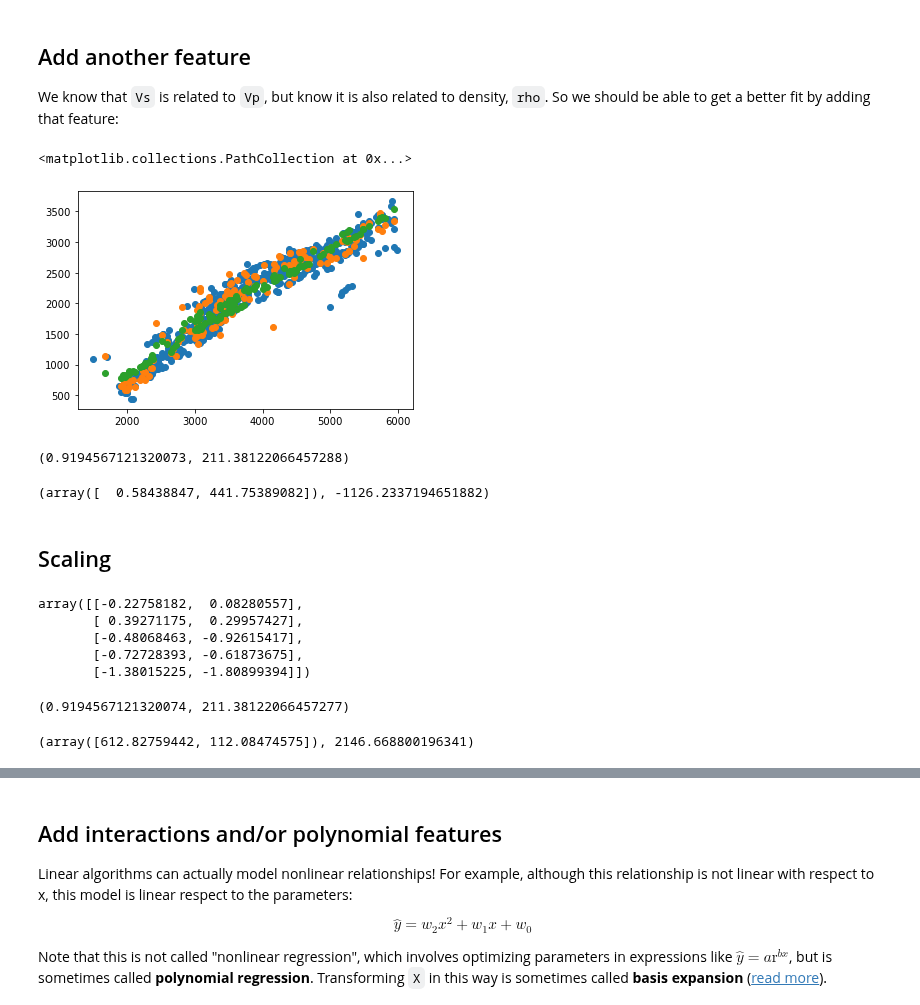
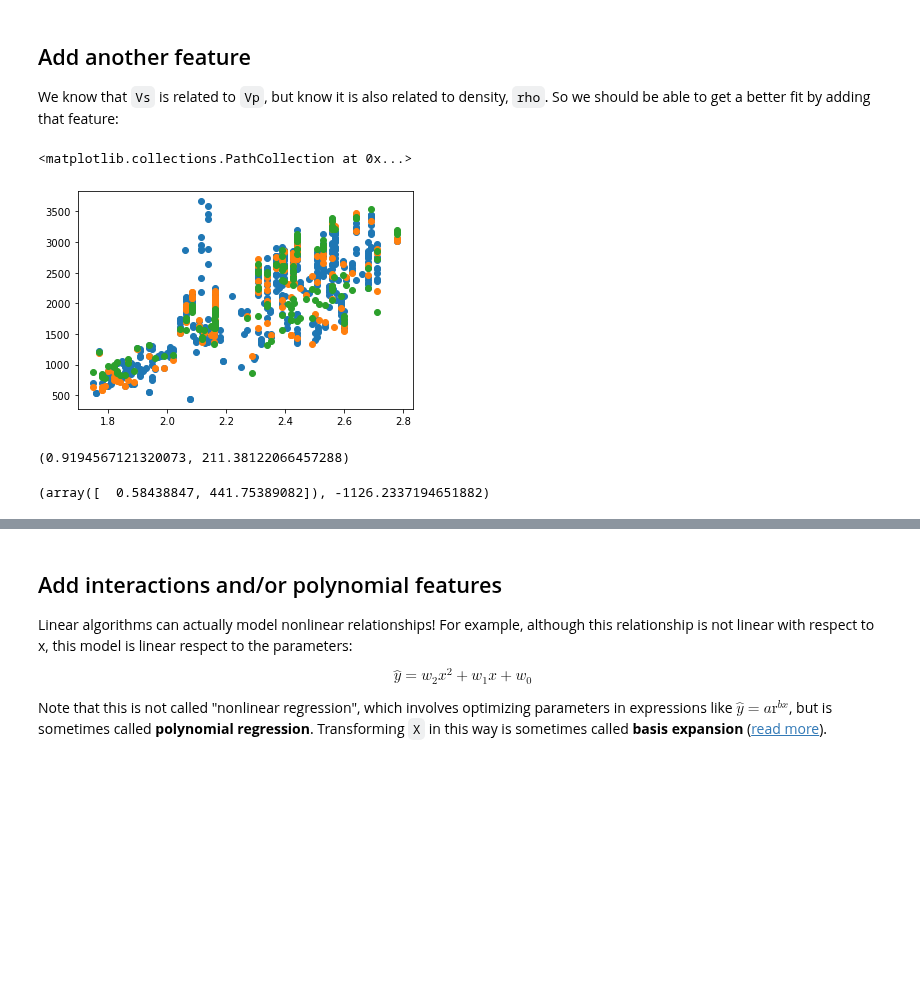
Before and after one commit to agilescientific/geocomputing, a Jupyter notebook: prod/Linear_regression.ipynb, the cells around one changed output, grey strips where cells are left out. Cells and saved outputs as stored; diff of their text form; code cells hidden in the pictures; blank space fills up the shorter version.

```diff
--- a/prod/Linear_regression.ipynb
+++ b/prod/Linear_regression.ipynb
@@ -23,3 +33,5 @@ df
+# %%
+df = df.astype({'Lithology': 'category'})
 # %% [markdown]
 ### EXERCISE
 
@@ -252,19 +270,13 @@ model = LinearRegression()
 model.fit(X_train, y_train)
 y_pred = model.predict(X_val)
 # %%
-plt.scatter(X_train[:, 0], y_train)
-plt.scatter(X_val[:, 0], y_val)
-plt.scatter(X_val[:, 0], y_pred)
+plt.scatter(X_train[:, 1], y_train)
+plt.scatter(X_val[:, 1], y_val)
+plt.scatter(X_val[:, 1], y_pred)
 # %% [output]
 <matplotlib.collections.PathCollection at 0x...>
-[figure, old version]
+[figure, new version]
 # %%
 score(y_val, y_pred)
 # %% [output]
 (0.9194567121320073, 211.38122066457288)
-# %%
-model.coef_, model.intercept_
-# %% [output]
-(array([  0.58438847, 441.75389082]), -1126.2337194651882)
-# %% [markdown]
-## Scaling
@@ -279,8 +282,0 @@ X_val = scaler.transform(X_val)
-# %%
-X_train[:5]
-# %% [output]
-array([[-0.22758182,  0.08280557],
-       [ 0.39271175,  0.29957427],
-       [-0.48068463, -0.92615417],
-       [-0.72728393, -0.61873675],
-       [-1.38015225, -1.80899394]])
@@ -291,8 +283,4 @@ y_pred = model.predict(X_val)
-# %%
-score(y_val, y_pred)
-# %% [output]
-(0.9194567121320074, 211.38122066457277)
-# %%
-model.coef_, model.intercept_
-# %% [output]
-(array([612.82759442, 112.08474575]), 2146.668800196341)
+# %%
+model.coef_, model.intercept_
+# %% [output]
+(array([  0.58438847, 441.75389082]), -1126.2337194651882)
```
Also changed, not shown: parts of 41 cells of this notebook, 2 other files.
